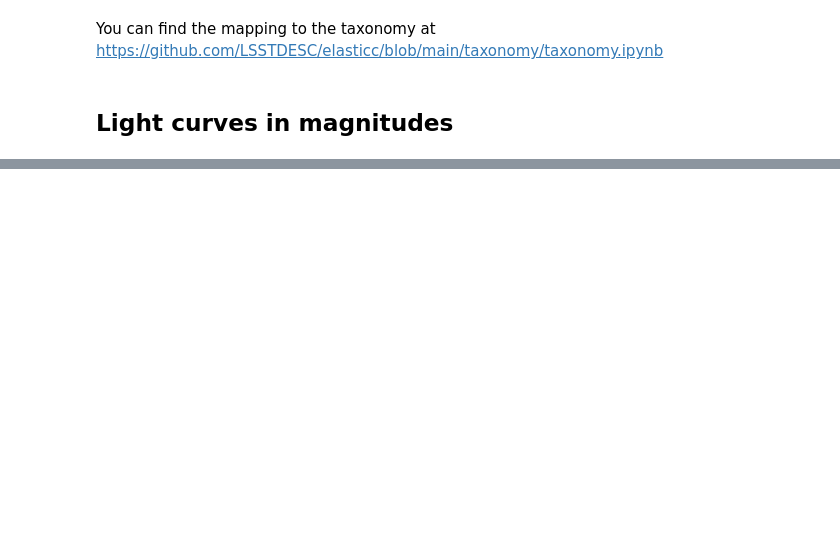
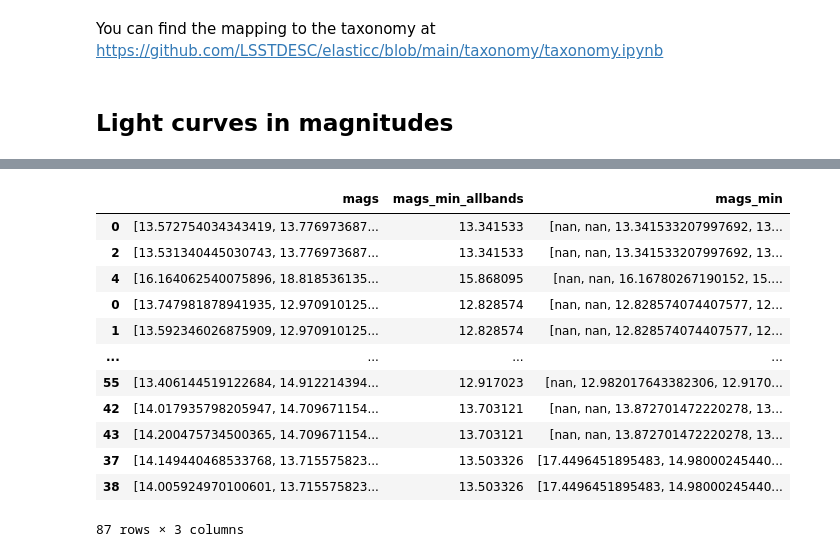
Before and after one commit to LSSTDESC/grb_orphan_afterglows, a Jupyter notebook: notebooks/elasticc_photometry.ipynb, the cells around one changed output, grey strips where cells are left out. Saved outputs shown, nothing was run; the diff lists cells and outputs as text; code cells hidden in the pictures; blank space fills up the shorter version.

```diff
--- a/notebooks/elasticc_photometry.ipynb
+++ b/notebooks/elasticc_photometry.ipynb
@@ -266,0 +297,34 @@ for index in indices:
+# %%
+# Add a column with a list of minimum magnitude per band
+LSST_FILTERS = ['u', 'g', 'r', 'i', 'z', 'Y']
+def get_min_mags(mags: list, filters: str) -> np.array:
+    min_mags = []
+    for f in LSST_FILTERS:
+        # get magnitudes for the current filter
+        mask = np.array([int(one==f) for one in filters])
+        filter_mags = mask * mags
+        # set 0 magnitudes to high values
+        filter_mags[filter_mags == 0] = 99
+        # get the minimum magnitude, set to nan if no data available
+        min_mag = filter_mags.min()
+        if min_mag==99:
+            min_mag = np.nan
+        min_mags.append(min_mag)
+    return np.array(min_mags)
+
+pdf['mags_min'] = pdf[['mags', 'cfilterName']].apply(lambda x: get_min_mags(x.mags, x.cfilterName), axis=1)
+pdf[['mags', 'mags_min_allbands', 'mags_min']]
+# %% [output]
+|  | mags | mags_min_allbands | mags_min |
+| 0 | [13.572754034343419, 13.776973687... | 13.341533 | [nan, nan, 13.341533207997692, 13... |
+| 2 | [13.531340445030743, 13.776973687... | 13.341533 | [nan, nan, 13.341533207997692, 13... |
+| 4 | [16.164062540075896, 18.818536135... | 15.868095 | [nan, nan, 16.16780267190152, 15.... |
+| 0 | [13.747981878941935, 12.970910125... | 12.828574 | [nan, nan, 12.828574074407577, 12... |
+| 1 | [13.592346026875909, 12.970910125... | 12.828574 | [nan, nan, 12.828574074407577, 12... |
+| ... | ... | ... | ... |
+| 55 | [13.406144519122684, 14.912214394... | 12.917023 | [nan, 12.982017643382306, 12.9170... |
+| 42 | [14.017935798205947, 14.709671154... | 13.703121 | [nan, nan, 13.872701472220278, 13... |
+| 43 | [14.200475734500365, 14.709671154... | 13.703121 | [nan, nan, 13.872701472220278, 13... |
+| 37 | [14.149440468533768, 13.715575823... | 13.503326 | [17.4496451895483, 14.98000245440... |
+| 38 | [14.005924970100601, 13.715575823... | 13.503326 | [17.4496451895483, 14.98000245440... |
+87 rows × 3 columns
```
Also changed, not shown: parts of 11 cells of this notebook.
